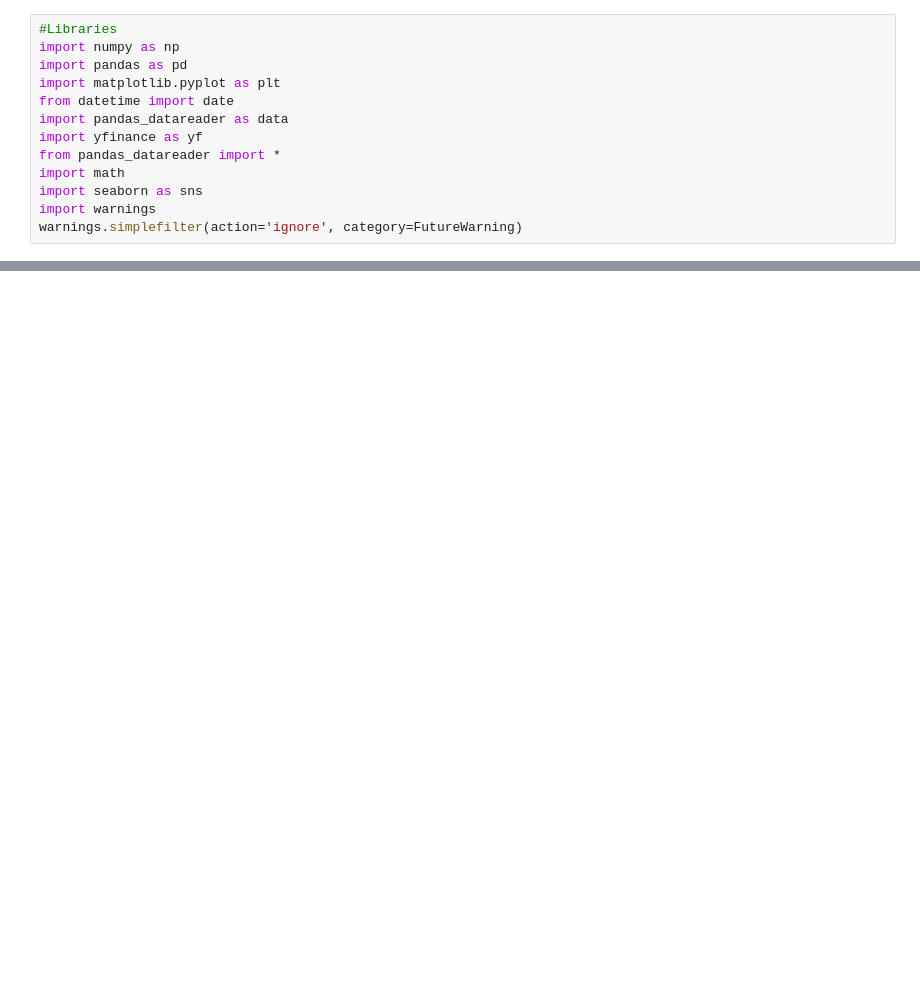
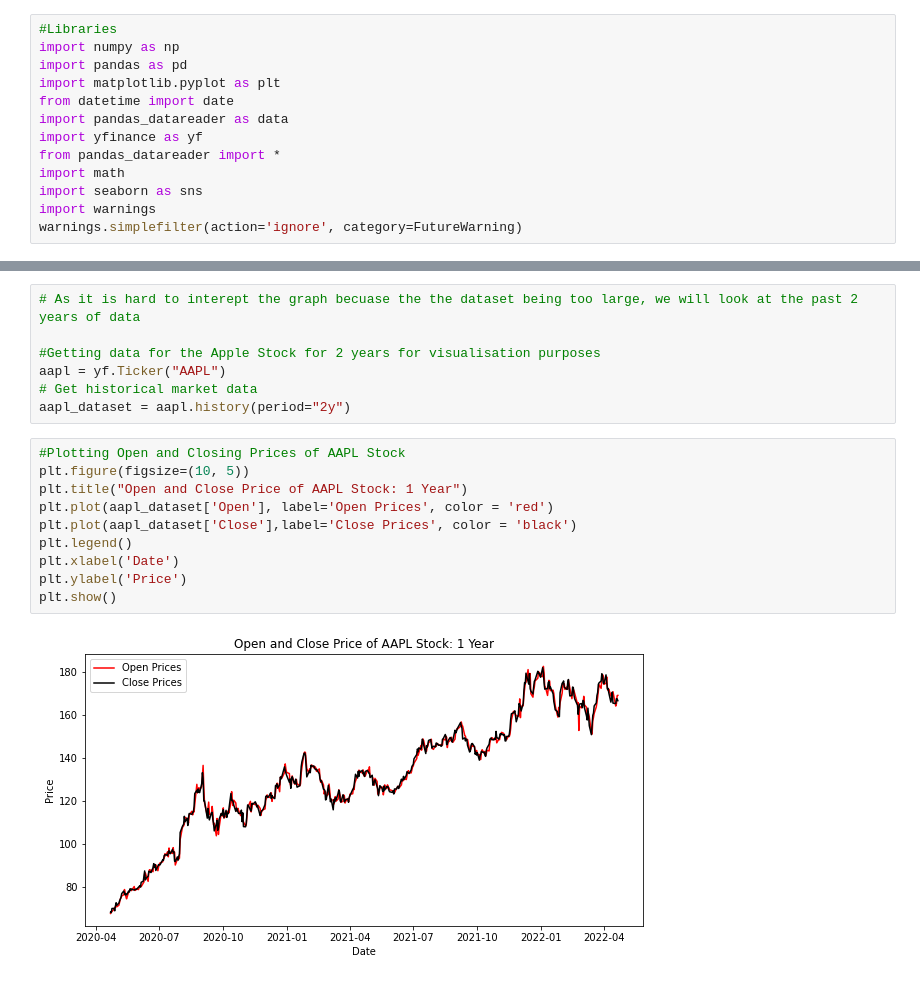
Before and after one commit to shrestha-rahul/Dissertation-Project, a Jupyter notebook: Machine Learning/Regression-EDA.ipynb, the cells around one changed output, grey strips where cells are left out. Drawn from its saved outputs; the diff is of its cells as text; blank space fills up the shorter version.

```diff
--- a/Machine Learning/Regression-EDA.ipynb
+++ b/Machine Learning/Regression-EDA.ipynb
@@ -156,0 +359,19 @@ plt.show()
+# %%
+# As it is hard to interept the graph becuase the the dataset being too large, we will look at the past 2 years of data
+
+#Getting data for the Apple Stock for 2 years for visualisation purposes
+aapl = yf.Ticker("AAPL")
+# Get historical market data
+aapl_dataset = aapl.history(period="2y")
+# %%
+#Plotting Open and Closing Prices of AAPL Stock
+plt.figure(figsize=(10, 5))
+plt.title("Open and Close Price of AAPL Stock: 1 Year")
+plt.plot(aapl_dataset['Open'], label='Open Prices', color = 'red')
+plt.plot(aapl_dataset['Close'],label='Close Prices', color = 'black')
+plt.legend()
+plt.xlabel('Date')
+plt.ylabel('Price')
+plt.show()
+# %% [output]
+[figure, added]
```
Also changed, not shown: parts of 52 cells of this notebook, 3 other files.
